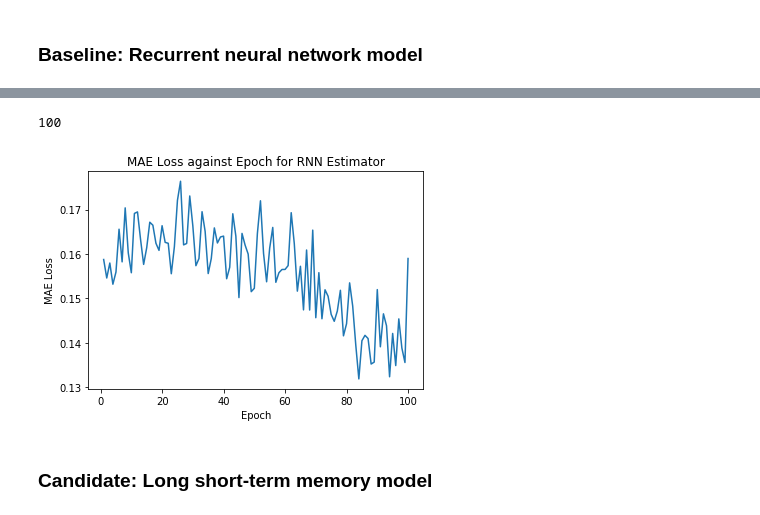
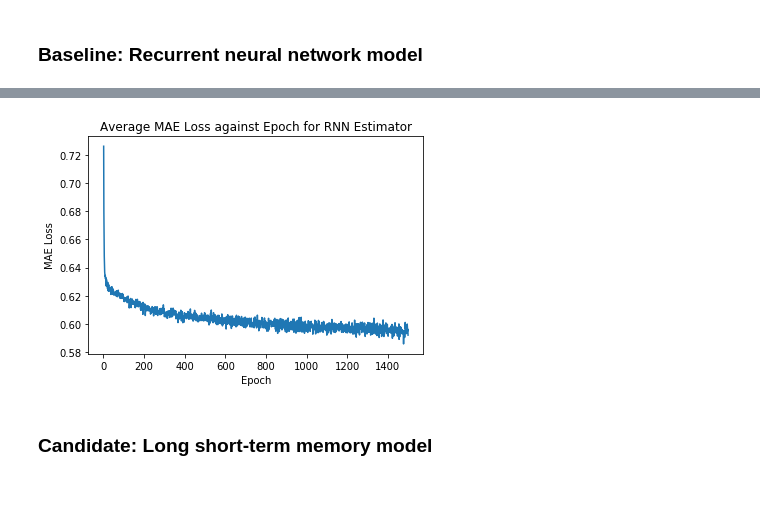
Before and after one commit to alistairwgillespie/wmw_deep_playlist_generator, a Jupyter notebook: 3_Train_Deploy_LOCAL.ipynb, the cells around one changed output, grey strips where cells are left out. Drawn from its saved outputs; the diff is of its cells as text; code cells hidden in the pictures.

```diff
--- a/3_Train_Deploy_LOCAL.ipynb
+++ b/3_Train_Deploy_LOCAL.ipynb
@@ -118,5 +127,5 @@ def train(model, train_loader, epochs, criterion, optimizer, device):
 # %%
-num_epochs = 100
+num_epochs = 1500
 # %% [markdown]
 ### Baseline: Recurrent neural network model
 # %%
@@ -148,7 +157,7 @@ from model.RNNEstimator import RNNEstimator
 loss_record = [] # Store loss after each epoch for visualization
 
 device = torch.device("cuda" if torch.cuda.is_available() else "cpu")
-rnn_model = RNNEstimator(9, 30, 2, 9)
+rnn_model = RNNEstimator(9, 12, 2, 9)
 optimizer = optim.Adam(rnn_model.parameters(), lr=0.001)
 loss_fn = torch.nn.L1Loss()
 
@@ -160,18 +183,15 @@ Epoch: 100/100............. Loss: 0.1590
-# %%
-len(loss_record)
-# %% [output]
-100
 # %%
-# LSTM Loss Plot
-x = range(1, num_epochs + 1)
+# RNN Loss Plot
+x = range(1, len(loss_record) + 1)
 y = loss_record
 
 plt.plot(x, y)
 plt.xlabel("Epoch")
 plt.ylabel("MAE Loss")
-plt.title("MAE Loss against Epoch for RNN Estimator")
+plt.title("Average MAE Loss against Epoch for RNN Estimator")
+plt.savefig("img/RNN" + "_" + str(num_epochs) +'.png') # Save diagram
 plt.show()
 # %% [output]
-[figure, old version]
+[figure, new version]
 # %%
 # Save RNN
```
Also changed, not shown: parts of 7 cells of this notebook, 23 other files.
